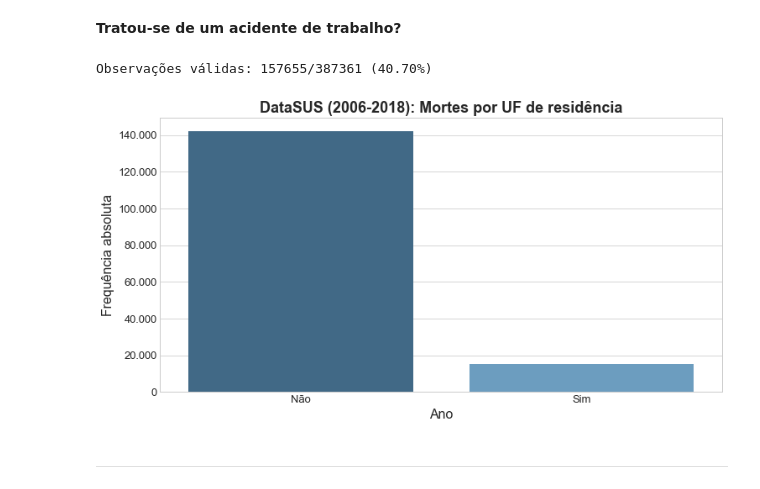
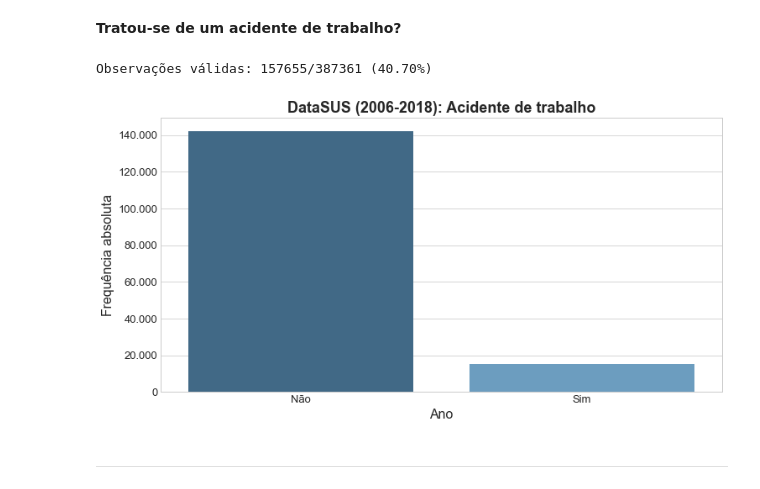
Before and after one commit to soterolab/datasus, a Jupyter notebook: 02-exploring-data.ipynb, the cells around one changed output. Drawn from its saved outputs; the diff is of its cells as text; code cells hidden in the pictures.

Commit message:
update EDA: fix acidente trab

```diff
--- a/02-exploring-data.ipynb
+++ b/02-exploring-data.ipynb
@@ -253,20 +253,20 @@ Observações válidas: 381506/387361 (98.49%)
 # %%
 print(format_relatorio(data.AcidenteTrabalho.notna().sum(), data.shape[0]))
 
 fig, ax = plt.subplots(figsize=fig_size)
-ax.set_title('DataSUS (2006-2018): Mortes por UF de residência', fontsize=title_size, fontweight='bold')
+ax.set_title('DataSUS (2006-2018): Acidente de trabalho', fontsize=title_size, fontweight='bold')
 
 sns.countplot(x=data.AcidenteTrabalho, palette=palette, ax=ax)
 
 ax.set_ylabel('Frequência absoluta', fontsize=label_size)
 ax.set_xlabel('Ano', fontsize=label_size)
 ax.tick_params(labelsize=tick_size)
 ax.yaxis.set_major_formatter(FuncFormatter(format_milhar))
 
 plt.show()
 # %% [output]
 Observações válidas: 157655/387361 (40.70%)
-[figure, old version]
+[figure, new version]
 # %% [markdown]
 ***
 # %%
```
